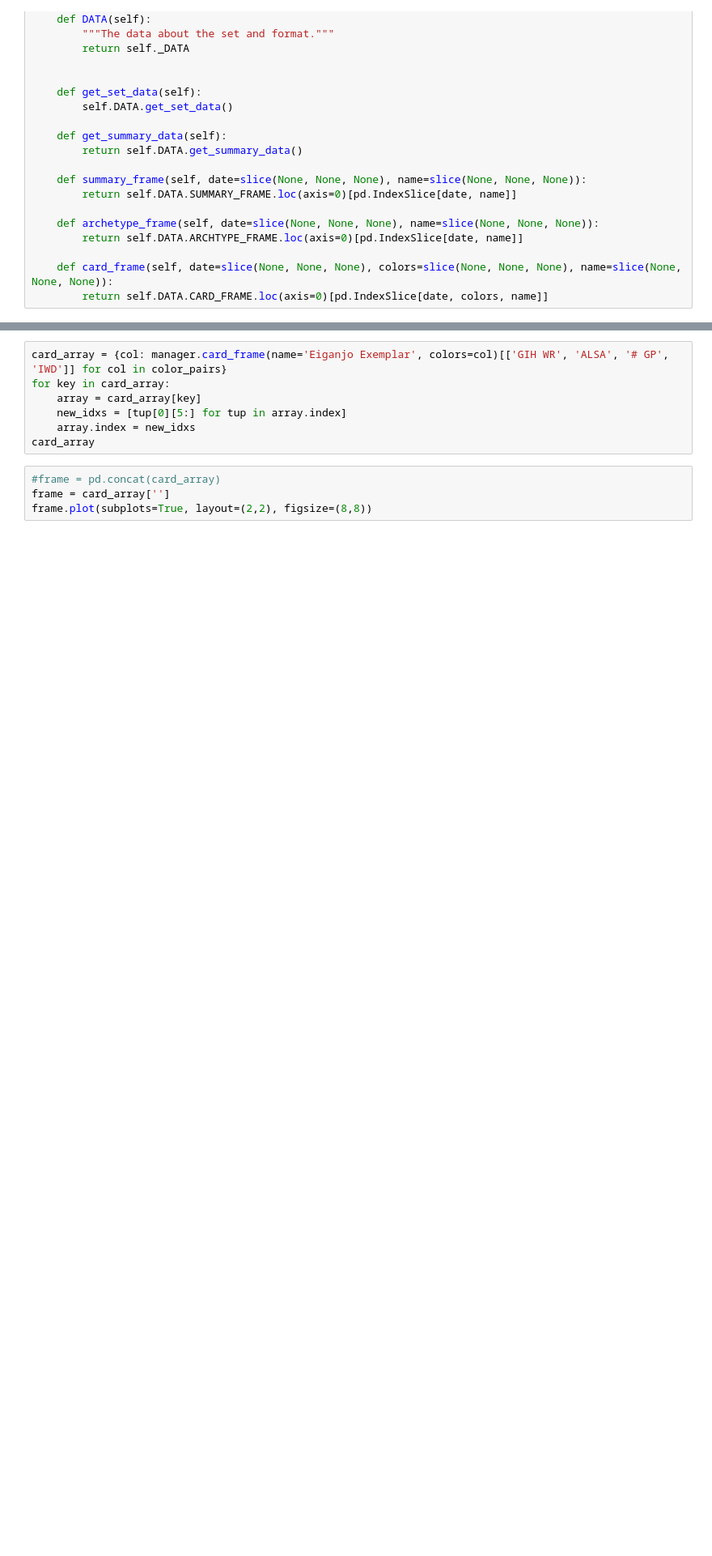
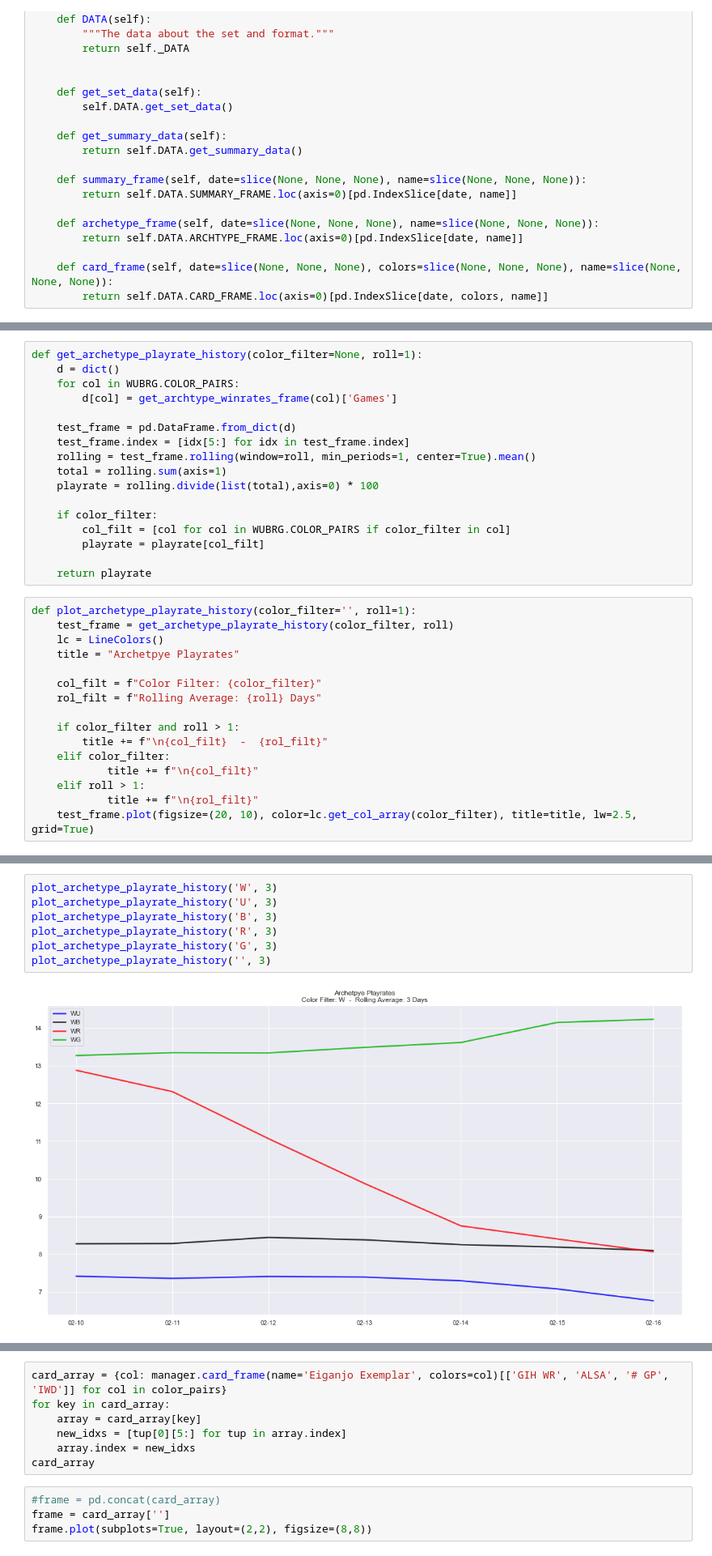
Before and after one commit to ZacharyMN709/DraftMetaReporter, a Jupyter notebook: Scratch.ipynb, the cells around one changed output, grey strips where cells are left out. Shown at 81% size. Saved outputs shown, nothing was run; the diff lists cells and outputs as text; blank space fills up the shorter version.

Commit message:
Added in more graphing functions and support objects.

```diff
--- a/Scratch.ipynb
+++ b/Scratch.ipynb
@@ -244,0 +346,33 @@ class DataManager:
+# %%
+def get_archetype_playrate_history(color_filter=None, roll=1):
+    d = dict()
+    for col in WUBRG.COLOR_PAIRS:
+        d[col] = get_archtype_winrates_frame(col)['Games']
+
+    test_frame = pd.DataFrame.from_dict(d)
+    test_frame.index = [idx[5:] for idx in test_frame.index]
+    rolling = test_frame.rolling(window=roll, min_periods=1, center=True).mean()
+    total = rolling.sum(axis=1)
+    playrate = rolling.divide(list(total),axis=0) * 100
+
+    if color_filter:
+        col_filt = [col for col in WUBRG.COLOR_PAIRS if color_filter in col]
+        playrate = playrate[col_filt]
+
+    return playrate
+# %%
+def plot_archetype_playrate_history(color_filter='', roll=1):
+    test_frame = get_archetype_playrate_history(color_filter, roll)
+    lc = LineColors()
+    title = "Archetpye Playrates"
+
+    col_filt = f"Color Filter: {color_filter}"
+    rol_filt = f"Rolling Average: {roll} Days"
+
+    if color_filter and roll > 1:
+        title += f"\n{col_filt}  -  {rol_filt}"
+    elif color_filter:
+            title += f"\n{col_filt}"
+    elif roll > 1:
+            title += f"\n{rol_filt}"
+    test_frame.plot(figsize=(20, 10), color=lc.get_col_array(color_filter), title=title, lw=2.5, grid=True)
@@ -262,0 +426,9 @@ color_pairs
+# %%
+plot_archetype_playrate_history('W', 3)
+plot_archetype_playrate_history('U', 3)
+plot_archetype_playrate_history('B', 3)
+plot_archetype_playrate_history('R', 3)
+plot_archetype_playrate_history('G', 3)
+plot_archetype_playrate_history('', 3)
+# %% [output]
+[figure, added]
```
Also changed, not shown: parts of 55 cells of this notebook, 4 other files.
